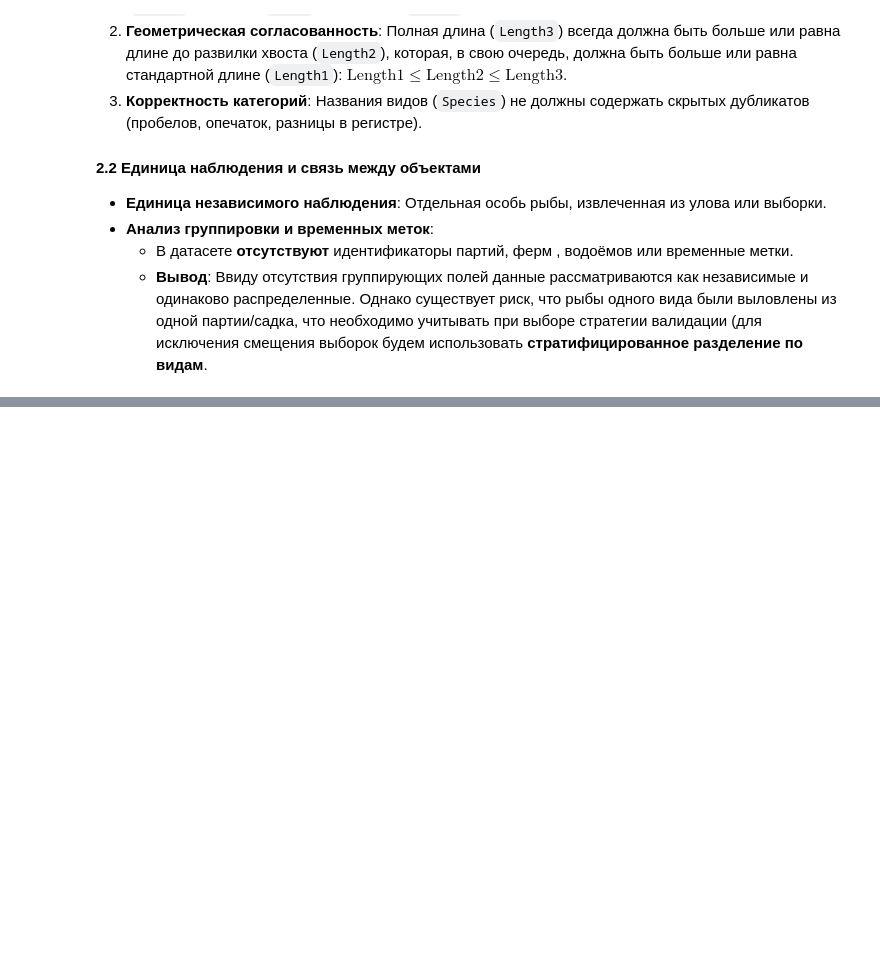
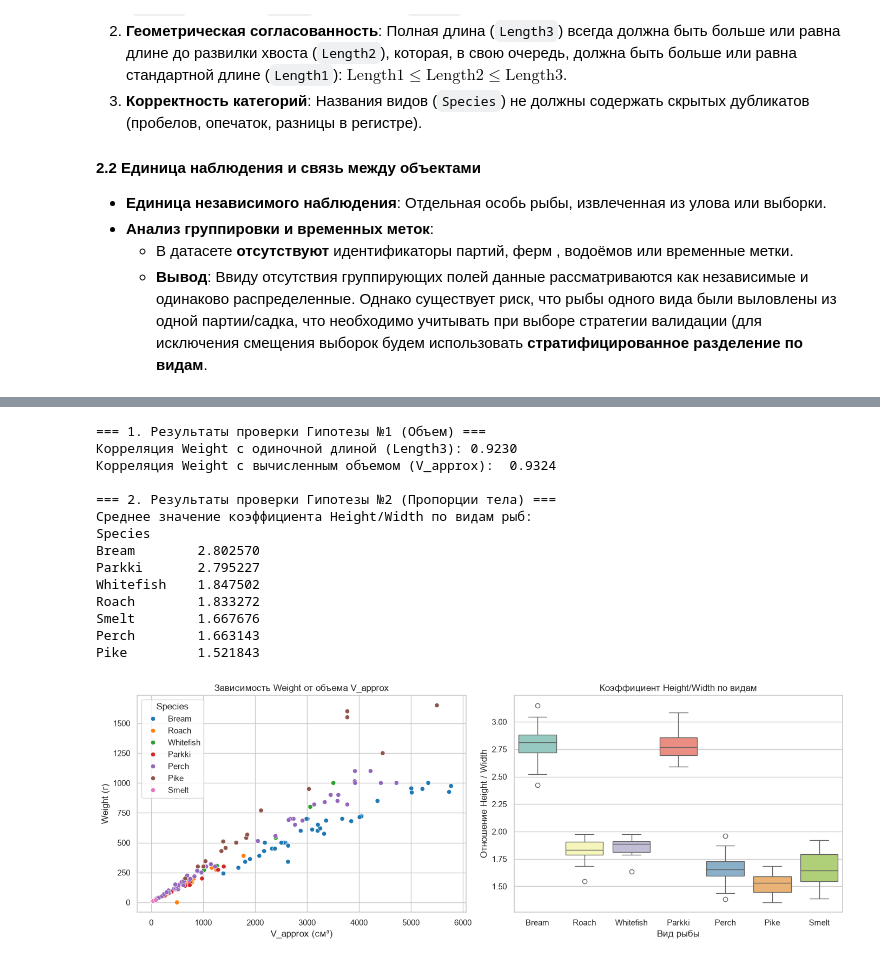
Before and after one commit to fan4stic/AI_lab1_fish, a Jupyter notebook: notebooks/01-eda.ipynb, the cells around one changed output, grey strips where cells are left out. Saved outputs shown, nothing was run; the diff lists cells and outputs as text; code cells hidden in the pictures; blank space fills up the shorter version.

```diff
--- a/notebooks/01-eda.ipynb
+++ b/notebooks/01-eda.ipynb
@@ -74,0 +430,61 @@ memory usage: 8.8 KB
+# %%
+import pandas as pd
+import numpy as np
+import matplotlib.pyplot as plt
+import seaborn as sns
+
+
+#Проверка Гипотезы №1: Вычисление физического объема
+# Создаем новый признак объёма как произведение трех измерений (без использования Weight!)
+df['V_approx'] = df['Length3'] * df['Height'] * df['Width']
+
+# Сравниваем линейную корреляцию с целевой переменной Weight
+corr_length3 = df['Length3'].corr(df['Weight'])
+corr_v_approx = df['V_approx'].corr(df['Weight'])
+
+print("=== 1. Результаты проверки Гипотезы №1 (Объем) ===")
+print(f"Корреляция Weight с одиночной длиной (Length3): {corr_length3:.4f}")
+print(f"Корреляция Weight с вычисленным объемом (V_approx):  {corr_v_approx:.4f}")
+
+# 2. Проверка Гипотезы №2: Анатомический коэффициент
+# Расчет отношения высоты тела к его ширине
+df['Height_Width_Ratio'] = df['Height'] / df['Width']
+
+print("\n=== 2. Результаты проверки Гипотезы №2 (Пропорции тела) ===")
+print("Среднее значение коэффициента Height/Width по видам рыб:")
+print(df.groupby('Species')['Height_Width_Ratio'].mean().sort_values(ascending=False).to_string())
+
+# 3. Визуализация проверенных гипотез
+fig, axes = plt.subplots(1, 2, figsize=(14, 5))
+
+# График 1: Зависимость массы от объема
+sns.scatterplot(data=df, x='V_approx', y='Weight', hue='Species', palette='tab10', ax=axes[0])
+axes[0].set_title('Зависимость Weight от объема V_approx')
+axes[0].set_xlabel('V_approx (см³)')
+axes[0].set_ylabel('Weight (г)')
+
+# График 2: Разделение видов по форме тела
+sns.boxplot(data=df, x='Species', y='Height_Width_Ratio', hue='Species', palette='Set3', legend=False, ax=axes[1])
+axes[1].set_title('Коэффициент Height/Width по видам')
+axes[1].set_xlabel('Вид рыбы')
+axes[1].set_ylabel('Отношение Height / Width')
+
+plt.tight_layout()
+plt.savefig('../reports/figures/08_hypothesis_validation.png', dpi=300)
+plt.show()
+# %% [output]
+=== 1. Результаты проверки Гипотезы №1 (Объем) ===
+Корреляция Weight с одиночной длиной (Length3): 0.9230
+Корреляция Weight с вычисленным объемом (V_approx):  0.9324
+
+=== 2. Результаты проверки Гипотезы №2 (Пропорции тела) ===
+Среднее значение коэффициента Height/Width по видам рыб:
+Species
+Bream        2.802570
+Parkki       2.795227
+Whitefish    1.847502
+Roach        1.833272
+Smelt        1.667676
+Perch        1.663143
+Pike         1.521843
+[figure, added]
```
Also changed, not shown: parts of 9 cells of this notebook.
